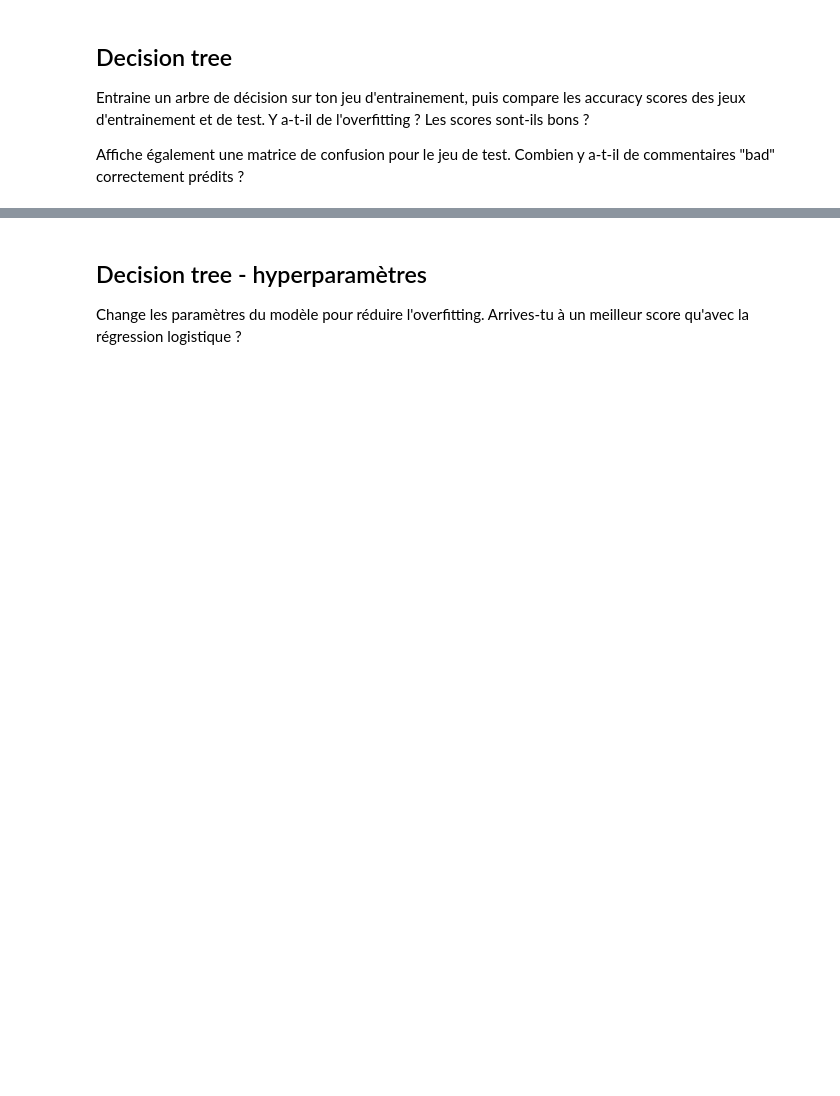
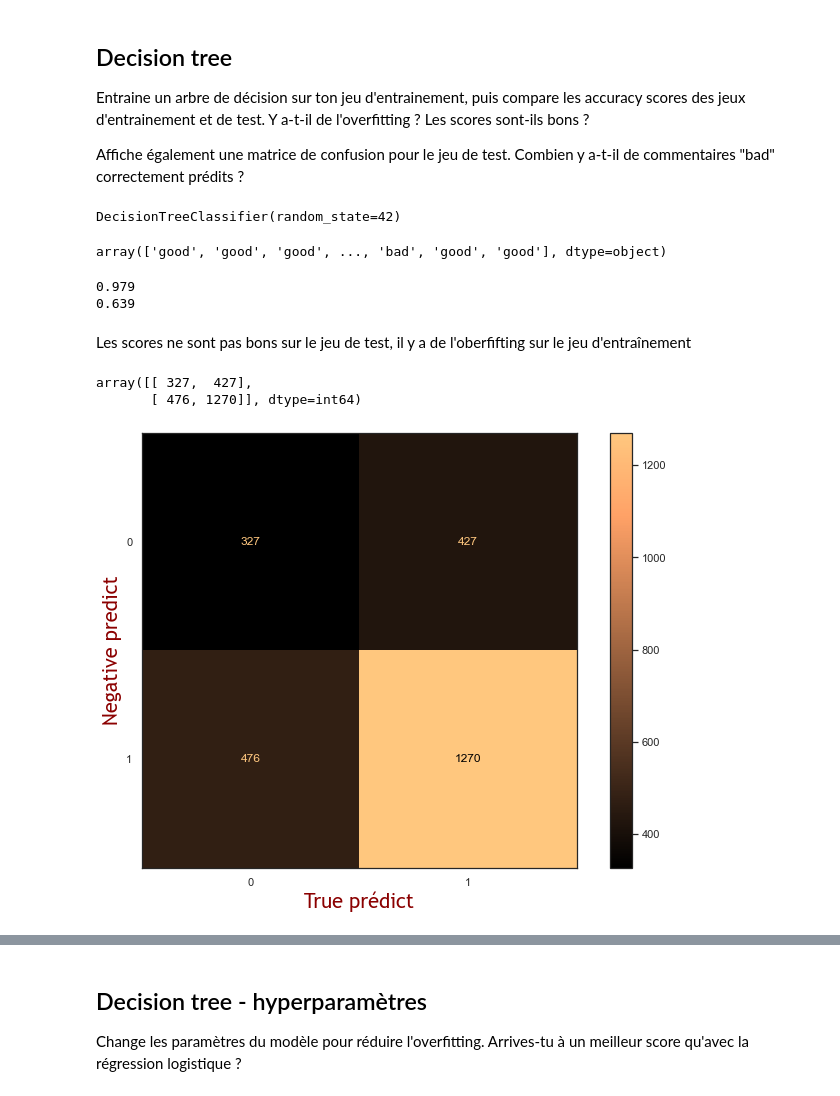
Before and after one commit to CathieLC/Wild_notebook, a Jupyter notebook: CHECKPOINT/2021_Data_Checkpoint_3.ipynb, the cells around one changed output, grey strips where cells are left out. Drawn from its saved outputs; the diff is of its cells as text; code cells hidden in the pictures; blank space fills up the shorter version.

```diff
--- a/CHECKPOINT/2021_Data_Checkpoint_3.ipynb
+++ b/CHECKPOINT/2021_Data_Checkpoint_3.ipynb
@@ -86,0 +357,43 @@ Affiche également une matrice de confusion pour le jeu de test. Combien y a-t-i
+# %%
+# entraine le classifieur
+restaurants_DTC.fit(X_train, y_train)
+# %% [output]
+DecisionTreeClassifier(random_state=42)
+# %%
+# Print the predictions on the test set
+predictions_dtc = restaurants_DTC.predict(X_test)
+predictions_dtc
+# %% [output]
+array(['good', 'good', 'good', ..., 'bad', 'good', 'good'], dtype=object)
+# %%
+# Print the accuracy score for the predictions
+accuracy_score_train = restaurants_DTC.score(X_train, y_train)
+accuracy_score_test = restaurants_DTC.score(X_test, y_test)
+print(round(accuracy_score_train,3))
+print(round(accuracy_score_test,3))
+# %% [output]
+0.979
+0.639
+# %% [markdown]
+Les scores ne sont pas bons sur le jeu de test, il y a de l'oberfifting sur le jeu d'entraînement
+# %%
+# Display the Confusion Matrix
+cm_dtc = confusion_matrix(y_test, predictions_dtc)
+cm_dtc
+# %% [output]
+array([[ 327,  427],
+       [ 476, 1270]], dtype=int64)
+# %%
+font1 = {'family':'Trebuchet MS','color':'darkmagenta','size':25}
+font2 = {'family':'Trebuchet MS','color':'darkred','size':20}
+# %%
+#Show the Confusion Matrix
+disp_dtc = ConfusionMatrixDisplay(confusion_matrix=cm_dtc)
+disp_dtc.plot( cmap = "copper", include_values = True)
+
+plt.xlabel("True prédict", fontdict = font2)
+plt.ylabel("Negative predict", fontdict = font2)
+
+plt.show()
+# %% [output]
+[figure, added]
```
Also changed, not shown: parts of 52 cells of this notebook, 14 other files.
